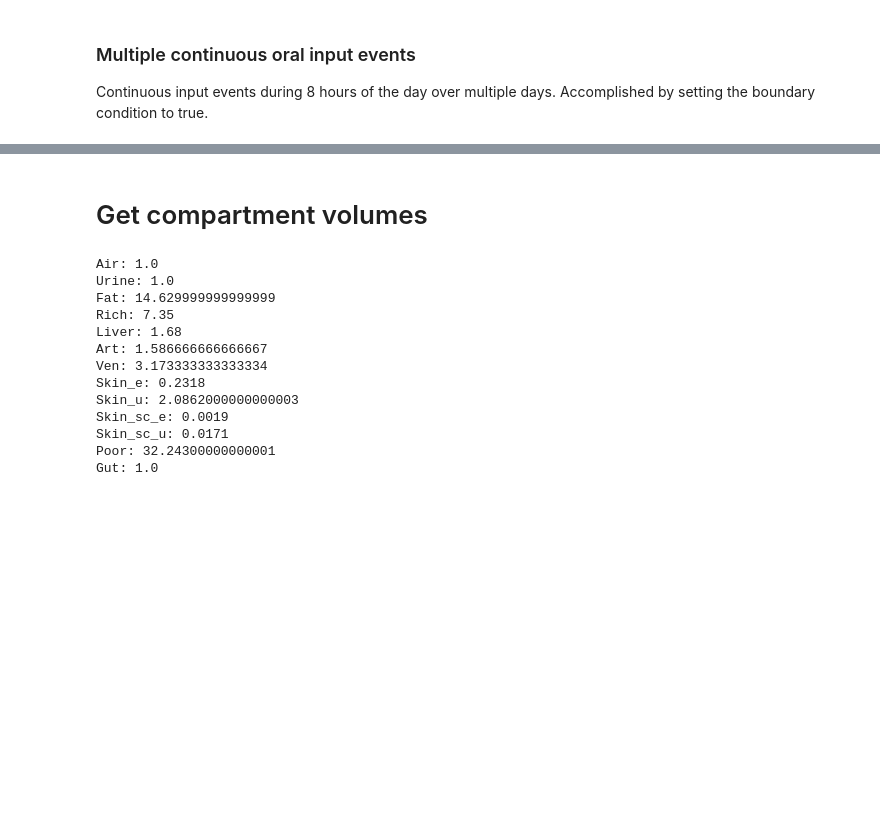
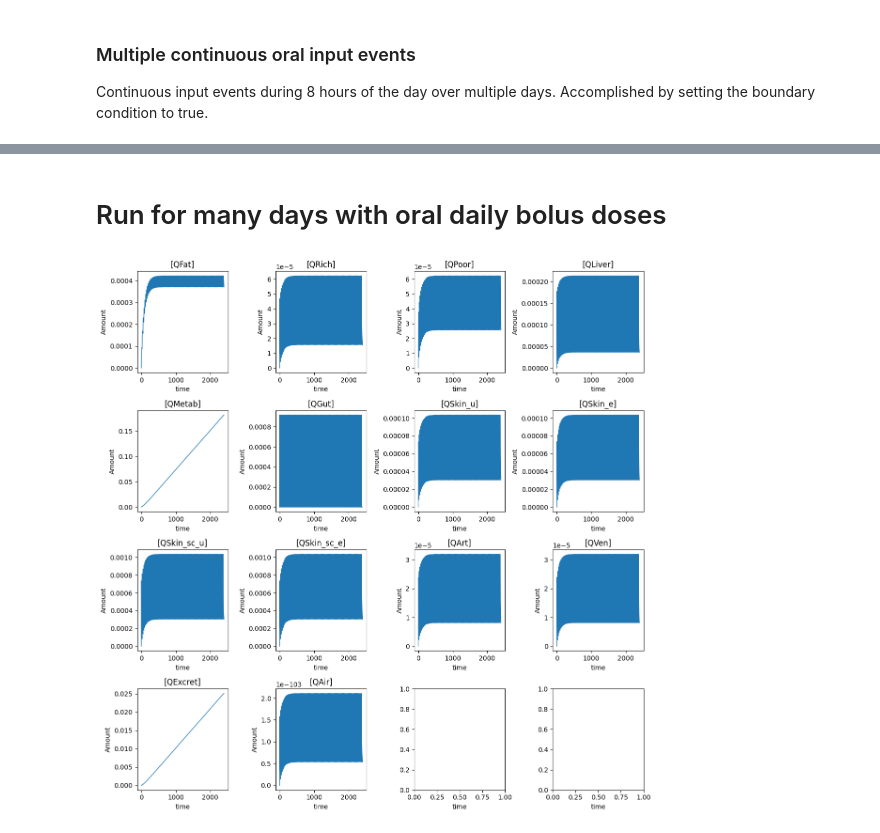
Before and after one commit to rivm-syso/euromix-to-sbml, a Jupyter notebook: notebooks/run_sbml_model.ipynb, the cells around one changed output, grey strips where cells are left out. Drawn from its saved outputs; the diff is of its cells as text; code cells hidden in the pictures; blank space fills up the shorter version.

Commit message:
Update run model notebook with run of many days

```diff
--- a/notebooks/run_sbml_model.ipynb
+++ b/notebooks/run_sbml_model.ipynb
@@ -23,6 +23,7 @@ inhalation_input = 'QAir'
 # Specify parametrisations file and instance id
 param_file = '../parametrisations/parametrisations_euromix.csv'
 param_instance_id = 'CosmosCypermethrin'
+molar_mass = 416.3 # molar mass is not part of parametrisation
 # %% [markdown]
 ## Running the model
 # %%
@@ -240,28 +244,44 @@ plotSimulationResults(results, rr_model.timeCourseSelections)
-# %% [markdown]
-# Get compartment volumes
-# %%
-# Load model
-document = ls.readSBML(sbml_file)
-model = document.getModel()
-
-# Load parametrisation
-loadParametrisation(rr_model, param_file, param_instance_id)
-
-# Print compartment sizes (volumes)
-for i in range(0,model.getNumCompartments()):
-    c = model.getCompartment(i)
-    print(f'{c.getId()}: {rr_model[c.getId()]}')
-# %% [output]
-Air: 1.0
-Urine: 1.0
-Fat: 14.629999999999999
-Rich: 7.35
-Liver: 1.68
-Art: 1.586666666666667
-Ven: 3.173333333333334
-Skin_e: 0.2318
-Skin_u: 2.0862000000000003
-Skin_sc_e: 0.0019
-Skin_sc_u: 0.0171
-Poor: 32.24300000000001
-Gut: 1.0
+# %% [markdown]
+# Run for many days with oral daily bolus doses
+# %%
+# Set daily dose (mg/kw/bw day) and number of simulated days
+daily_dose = 0.02
+number_of_days = 100
+
+# Load the PBPK model from the SBML file
+rr_model = rr.RoadRunner(sbml_file)
+
+# Make sure the input is not constant and does not have boundary conditions
+rr_model.setInitAmount(oral_input, 0)
+rr_model.setConstant(oral_input, False)
+rr_model.setBoundary(oral_input, False)
+
+# Remove all events
+for event_id in rr_model.model.getEventIds():
+    rr_model.removeEvent(event_id)
+
+# Load parametrisation
+loadParametrisation(rr_model, param_file, param_instance_id)
+
+# Compute dose amount in mmol from daily dose
+dose = daily_dose * rr_model['BM'] / molar_mass
+
+# Define a list of time/dose tuples
+time_dose_list = generateDoseEventsPattern(dose, 0, 24, 24 * number_of_days)
+
+# Create an event for each of the time-dose tuples
+for i in range(0, len(time_dose_list)):
+    dose_event = time_dose_list[i]
+    eid = f"oral_dose_event_{i}"
+    rr_model.addEvent(eid, False, f"time > {dose_event[0]}", False)
+    rr_model.addEventAssignment(eid, oral_input, f"{oral_input} + {dose_event[1]}", False)
+rr_model.regenerateModel(True, True)
+
+# Simulate the PBPK model
+resolution = 1
+results = rr_model.simulate(start=0, end=number_of_days*24, points=24 * number_of_days * resolution + 1)
+
+# Plot the results
+plotSimulationResults(results, rr_model.timeCourseSelections, 4)
+# %% [output]
+[figure, added]
```
Also changed, not shown: parts of 5 cells of this notebook.
